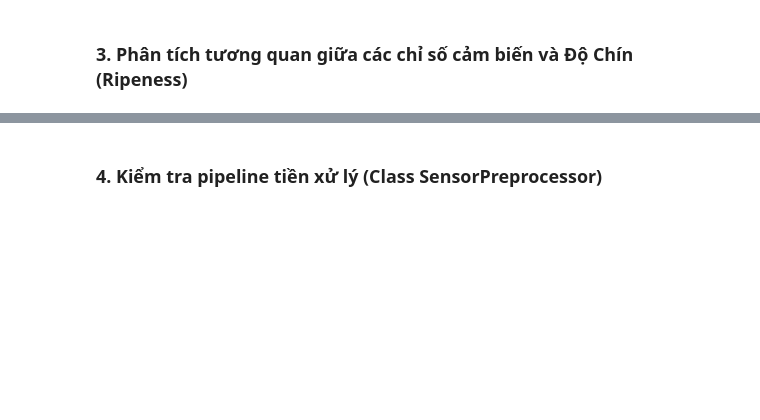
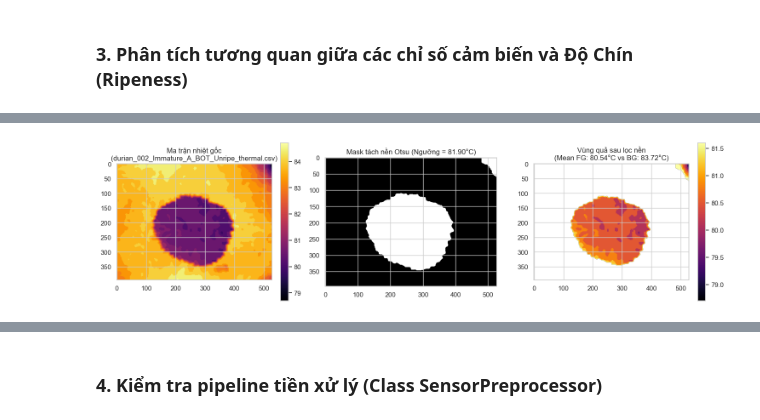
Before and after one commit to Cocobaut/durian-ripeness-classification, a Jupyter notebook: workspaces/member3_sensor/01_eda_and_preprocess_sensor/01_eda_and_preprocess_sensor.ipynb, the cells around one changed output, grey strips where cells are left out. Drawn from its saved outputs; the diff is of its cells as text; code cells hidden in the pictures; blank space fills up the shorter version.

```diff
--- a/workspaces/member3_sensor/01_eda_and_preprocess_sensor/01_eda_and_preprocess_sensor.ipynb
+++ b/workspaces/member3_sensor/01_eda_and_preprocess_sensor/01_eda_and_preprocess_sensor.ipynb
@@ -48,0 +599,97 @@ CSV_PATH = os.path.join(DATA_RAW_DIR, "durian_characteristics_cleaned.csv")
+# %%
+# 3.6 EDA Ảnh Nhiệt (Thermal) & Thuật toán Lọc Nhiễu Nhiệt Nền (Background Removal)
+from skimage.filters import threshold_otsu
+
+def load_thermal_matrix(csv_path):
+    """Đọc ma trận nhiệt độ từ file CSV (xử lý linh hoạt dấu phân cách ',' hoặc ';')."""
+    try:
+        mat = pd.read_csv(csv_path, header=None).values
+        if mat.shape[1] == 1:  # Trường hợp dùng dấu chấm phẩy ';'
+            mat = pd.read_csv(csv_path, header=None, sep=";").values
+        # Loại bỏ dòng/cột toàn NaN nếu có do lỗi xuất file từ camera nhiệt
+        mat = mat[~np.isnan(mat).all(axis=1)][:, ~np.isnan(mat).all(axis=0)]
+        return mat.astype(np.float32)
+    except Exception:
+        return None
+
+def extract_thermal_features(mat):
+    """Tách nhiễu nhiệt nền bằng ngưỡng Otsu và rút trích đặc trưng nhiệt của quả."""
+    valid_vals = mat[np.isfinite(mat)]
+    thresh = threshold_otsu(valid_vals)
+
+    # Vùng trung tâm bức ảnh luôn chứa quả sầu riêng -> xác định chiều phân cực của mask
+    h, w = mat.shape
+    center_val = np.nanmedian(mat[h // 3 : 2 * h // 3, w // 3 : 2 * w // 3])
+
+    fruit_mask = (mat >= thresh) if center_val >= thresh else (mat < thresh)
+
+    fg_temps = mat[fruit_mask & np.isfinite(mat)]   # Nhiệt độ vùng quả (Foreground)
+    bg_temps = mat[(~fruit_mask) & np.isfinite(mat)] # Nhiệt độ vùng nền (Background)
+
+    fg_mean = float(np.mean(fg_temps)) if len(fg_temps) > 0 else float(np.nanmean(mat))
+    bg_mean = float(np.mean(bg_temps)) if len(bg_temps) > 0 else float(np.nanmean(mat))
+
+    return {
+        "raw_mean": float(np.nanmean(mat)),
+        "fg_mean": fg_mean,
+        "fg_std": float(np.std(fg_temps)) if len(fg_temps) > 0 else 0.0,
+        "fg_max": float(np.max(fg_temps)) if len(fg_temps) > 0 else fg_mean,
+        "fg_min": float(np.min(fg_temps)) if len(fg_temps) > 0 else fg_mean,
+        "bg_mean": bg_mean,
+        "delta_temp_fg_bg": fg_mean - bg_mean,  # Độ chênh nhiệt Quả - Nền
+        "mask": fruit_mask,
+        "thresh": float(thresh),
+    }
+
+# 1. Trực quan hóa thử nghiệm lọc nhiễu nhiệt nền trên 1 mẫu ở tập Train
+sample_th_files = sorted((Path(SPLIT_DIR) / "train" / "dataset_clean_thermal").glob("*_thermal.csv"))
+if len(sample_th_files) > 0:
+    sample_mat = load_thermal_matrix(sample_th_files[0])
+    res_th = extract_thermal_features(sample_mat)
+
+    fig, axes = plt.subplots(1, 3, figsize=(15, 4.5))
+    im0 = axes[0].imshow(sample_mat, cmap="inferno")
+    axes[0].set_title(f"Ma trận nhiệt gốc\n({sample_th_files[0].name})")
+    plt.colorbar(im0, ax=axes[0], fraction=0.046)
+
+    axes[1].imshow(res_th["mask"], cmap="gray")
+    axes[1].set_title(f"Mask tách nền Otsu (Ngưỡng = {res_th['thresh']:.2f}°C)")
+
+    masked_fruit = np.where(res_th["mask"], sample_mat, np.nan)
+    im2 = axes[2].imshow(masked_fruit, cmap="inferno")
+    axes[2].set_title(f"Vùng quả sau lọc nền\n(Mean FG: {res_th['fg_mean']:.2f}°C vs BG: {res_th['bg_mean']:.2f}°C)")
+    plt.colorbar(im2, ax=axes[2], fraction=0.046)
+    plt.tight_layout()
+    plt.show()
+
+# 2. Thống kê toàn bộ tập Train xem nhiệt độ sau lọc nền tương quan thế nào với Độ chín (Ripeness)
+th_stats = []
+for f in sample_th_files:
+    m_id = re.search(r"(durian_\d{3})", f.name)
+    m_cls = re.search(r"_(Unripe|Ripe|Overripe)_", f.name)
+    if m_id and m_cls:
+        mat = load_thermal_matrix(f)
+        if mat is not None:
+            feats = extract_thermal_features(mat)
+            th_stats.append({
+                "fruit_id": m_id.group(1),
+                "Ripeness": m_cls.group(1),
+                **{k: v for k, v in feats.items() if k not in ["mask", "thresh"]}
+            })
+
+th_df = pd.DataFrame(th_stats)
+if not th_df.empty:
+    # Gộp trung bình theo từng quả (vì 1 quả chụp nhiều góc TOP, BOT, SA...)
+    th_fruit_df = th_df.groupby(["fruit_id", "Ripeness"], as_index=False).mean(numeric_only=True)
+
+    fig, axes = plt.subplots(1, 3, figsize=(15, 4.2))
+    for ax, col in zip(axes, ["fg_mean", "fg_std", "delta_temp_fg_bg"]):
+        sns.boxplot(
+            data=th_fruit_df, x="Ripeness", y=col, order=CLASS_ORDER,
+            hue="Ripeness", hue_order=CLASS_ORDER, palette="Set2", legend=False, ax=ax
+        )
+        ax.set_title(f"Thermal: {col} theo độ chín")
+    plt.tight_layout()
+    plt.show()
+# %% [output]
+[figure, added]
```
Also changed, not shown: parts of 16 cells of this notebook, 4 other files.
